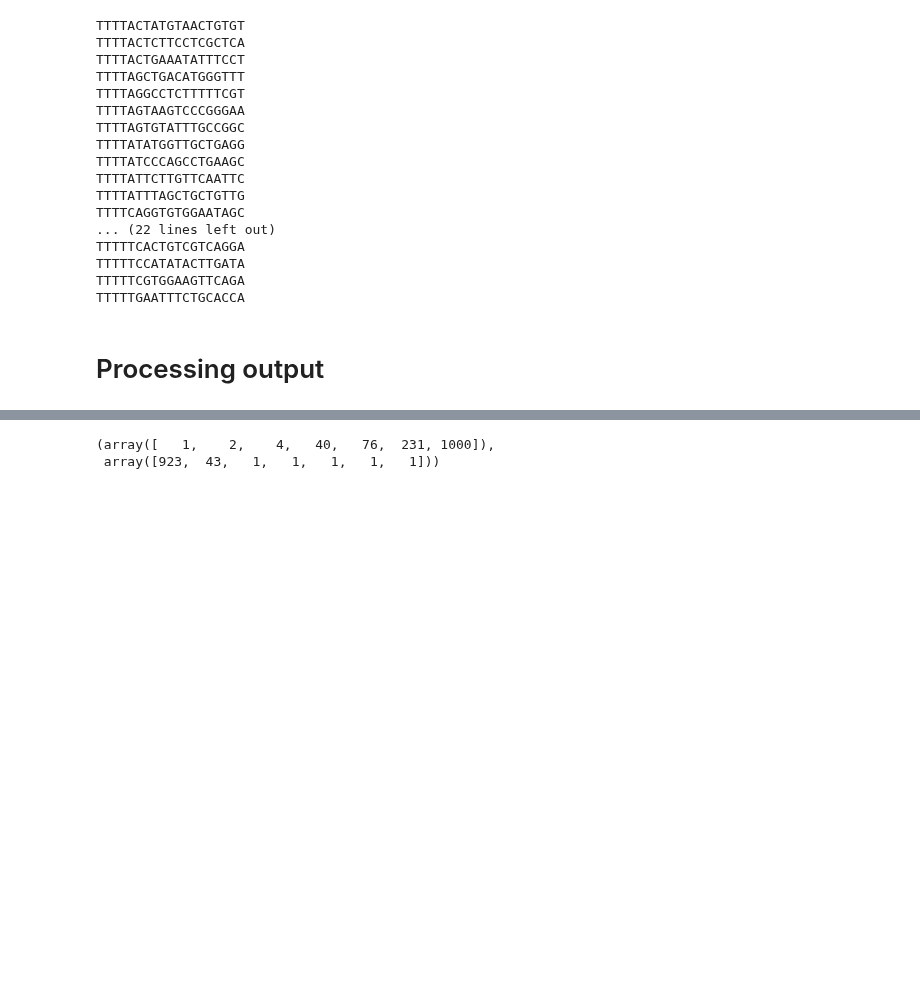
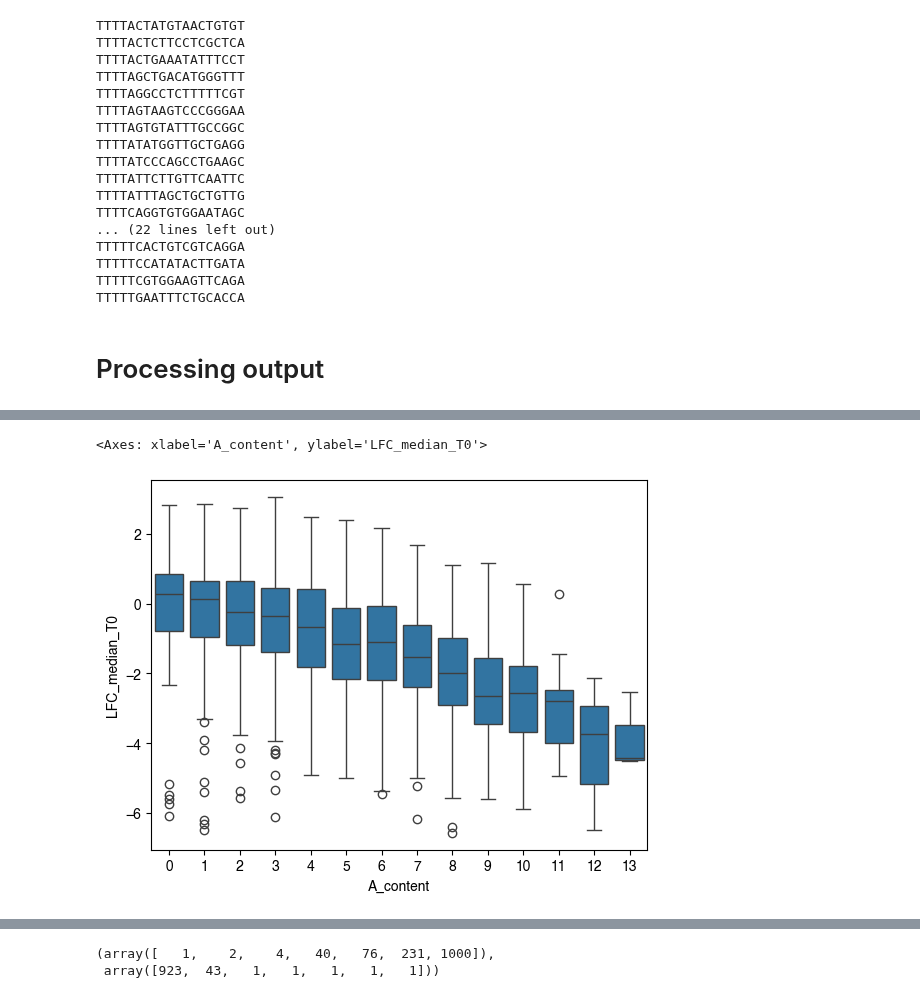
Before and after one commit to samgould2/CDK-BE-mutagenesis, a Jupyter notebook: notebooks/08_off-targets/off_target.ipynb, the cells around one changed output, grey strips where cells are left out. Cells and saved outputs as stored; diff of their text form; code cells hidden in the pictures; blank space fills up the shorter version.

```diff
--- a/notebooks/08_off-targets/off_target.ipynb
+++ b/notebooks/08_off-targets/off_target.ipynb
@@ -78,0 +131,5 @@ b1[b1['Mismatches']==0]
+# %%
+sns.boxplot(data=m1, x='A_content', y='LFC_median_T0')
+# %% [output]
+<Axes: xlabel='A_content', ylabel='LFC_median_T0'>
+[figure, added]
```
Also changed, not shown: parts of 10 cells of this notebook, 5 other files.
